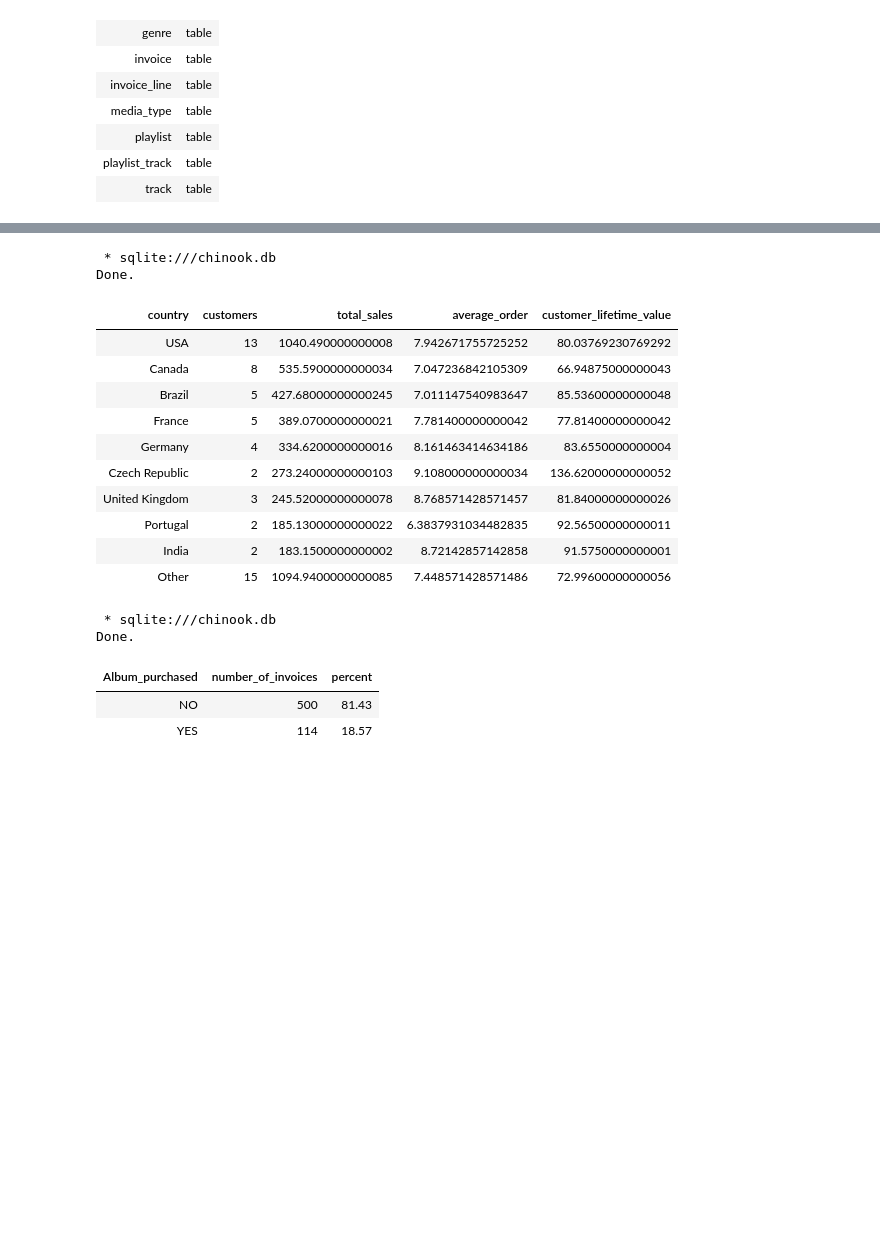
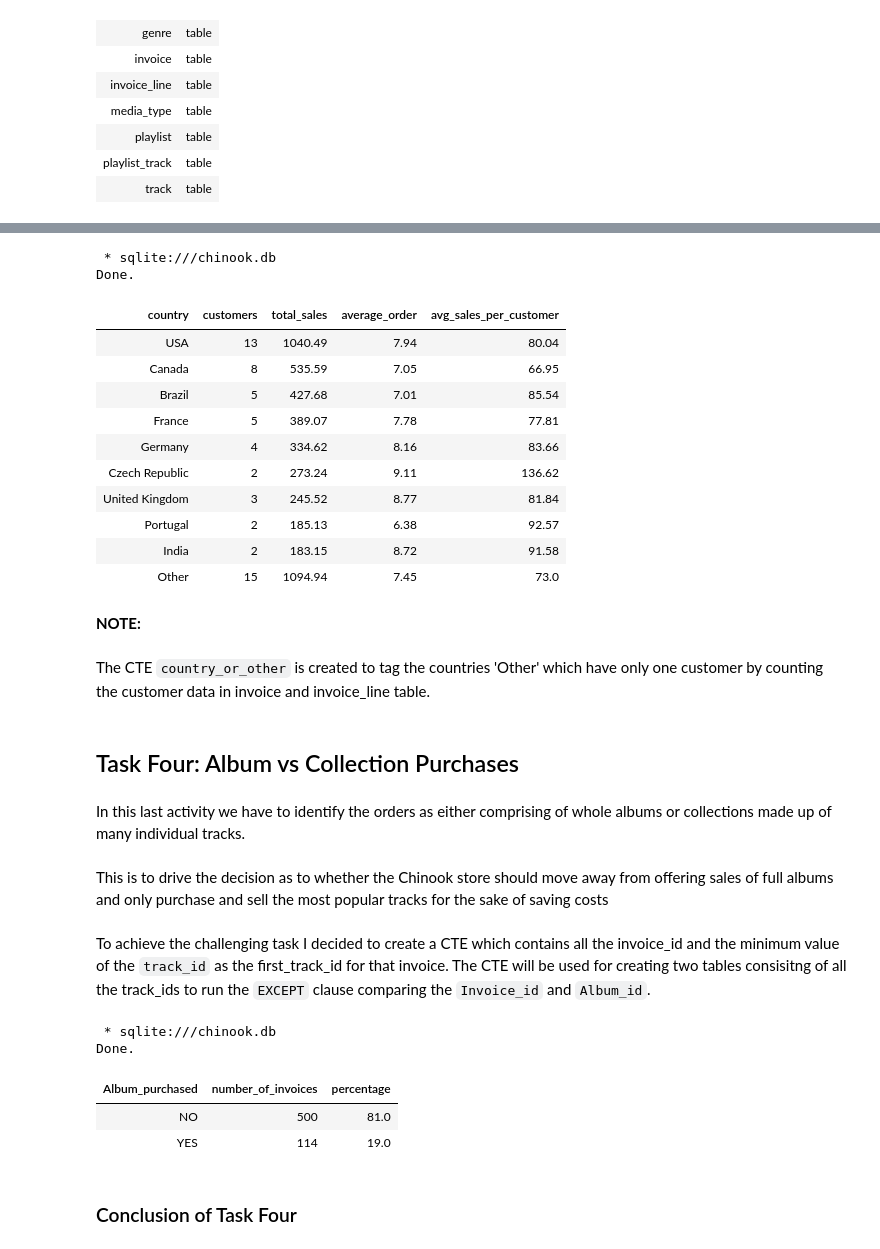
Before and after one commit to Vatsal7750/Data-Analytics-Project, a Jupyter notebook: SQL/Answering Business Questions using SQL - Music Data.ipynb, the cells around one changed output, grey strips where cells are left out. Cells and saved outputs as stored; diff of their text form; code cells hidden in the pictures; blank space fills up the shorter version.

```diff
--- a/SQL/Answering Business Questions using SQL - Music Data.ipynb
+++ b/SQL/Answering Business Questions using SQL - Music Data.ipynb
@@ -90,62 +166,74 @@ SELECT
         ELSE c.country
     END AS country,
     c.customer_id,
     il.*
     FROM invoice_line as il
     INNER JOIN invoice as i ON i.invoice_id = il.invoice_id
     INNER JOIN customer as c ON c.customer_id = i.customer_id
 )
 
 SELECT
     country,
     customers,
     total_sales,
     average_order,
-    customer_lifetime_value
+    avg_sales_per_customer
 
 FROM
 (SELECT
      country,
     COUNT(DISTINCT(customer_id)) as customers,
-    SUM(unit_price) as total_sales,
-    SUM(unit_price) / COUNT(DISTINCT(customer_id)) as customer_lifetime_value,
-    SUM(unit_price) / COUNT(DISTINCT(invoice_id)) as average_order,
+    ROUND(SUM(unit_price), 2) as total_sales,
+    ROUND(SUM(unit_price) / COUNT(DISTINCT(customer_id)), 2) as avg_sales_per_customer,
+    ROUND(SUM(unit_price) / COUNT(DISTINCT(invoice_id)), 2) as average_order,
     CASE
      WHEN
          country = 'Other' THEN 1
      ELSE 0
      END as sort
 FROM country_or_other
     GROUP BY country
     ORDER BY sort ASC, total_sales DESC);
 # %% [output]
  * sqlite:///chinook.db
 Done.
-| country | customers | total_sales | average_order | customer_lifetime_value |
-| USA | 13 | 1040.490000000008 | 7.942671755725252 | 80.03769230769292 |
-| Canada | 8 | 535.5900000000034 | 7.047236842105309 | 66.94875000000043 |
-| Brazil | 5 | 427.68000000000245 | 7.011147540983647 | 85.53600000000048 |
-| France | 5 | 389.0700000000021 | 7.781400000000042 | 77.81400000000042 |
-| Germany | 4 | 334.6200000000016 | 8.161463414634186 | 83.6550000000004 |
-| Czech Republic | 2 | 273.24000000000103 | 9.108000000000034 | 136.62000000000052 |
-| United Kingdom | 3 | 245.52000000000078 | 8.768571428571457 | 81.84000000000026 |
-| Portugal | 2 | 185.13000000000022 | 6.3837931034482835 | 92.56500000000011 |
-| India | 2 | 183.1500000000002 | 8.72142857142858 | 91.5750000000001 |
-| Other | 15 | 1094.9400000000085 | 7.448571428571486 | 72.99600000000056 |
+| country | customers | total_sales | average_order | avg_sales_per_customer |
+| USA | 13 | 1040.49 | 7.94 | 80.04 |
+| Canada | 8 | 535.59 | 7.05 | 66.95 |
+| Brazil | 5 | 427.68 | 7.01 | 85.54 |
+| France | 5 | 389.07 | 7.78 | 77.81 |
+| Germany | 4 | 334.62 | 8.16 | 83.66 |
+| Czech Republic | 2 | 273.24 | 9.11 | 136.62 |
+| United Kingdom | 3 | 245.52 | 8.77 | 81.84 |
+| Portugal | 2 | 185.13 | 6.38 | 92.57 |
+| India | 2 | 183.15 | 8.72 | 91.58 |
+| Other | 15 | 1094.94 | 7.45 | 73.0 |
+# %% [markdown]
+**NOTE:**
+# %% [markdown]
+The CTE `country_or_other` is created to tag the countries 'Other' which have only one customer by counting the customer data in invoice and invoice_line table.
+# %% [markdown]
+## Task Four: Album vs Collection Purchases
+# %% [markdown]
+In this last activity we have to identify the orders as either comprising of whole albums or collections made up of many individual tracks.
+# %% [markdown]
+This is to drive the decision as to whether the Chinook store should move away from offering sales of full albums and only purchase and sell the most popular tracks for the sake of saving costs
+# %% [markdown]
+To achieve the challenging task I decided to create a CTE which contains all the invoice_id and the minimum value of the `track_id` as the first_track_id for that invoice. The CTE will be used for creating two tables consisitng of all the track_ids to run the `EXCEPT` clause comparing the `Invoice_id` and `Album_id`.
 # %%
 %%sql
 
 WITH invoice_first_track AS
 (
 SELECT il.invoice_id,
-    il.track_id as first_track_id
+    MIN(il.track_id) as first_track_id
     FROM invoice_line as il
 GROUP BY 1
 )
 
 SELECT Album_purchased,
     COUNT(invoice_id) as number_of_invoices,
-    ROUND((CAST(COUNT(invoice_id) AS FLOAT) / (SELECT COUNT(*) FROM invoice))*100, 2) as percent
+    ROUND((CAST(COUNT(invoice_id) AS FLOAT) / (SELECT COUNT(*) FROM invoice))*100) as percentage
 
     FROM
         (
@@ -190,6 +278,8 @@ SELECT Album_purchased,
 # %% [output]
  * sqlite:///chinook.db
 Done.
-| Album_purchased | number_of_invoices | percent |
-| NO | 500 | 81.43 |
-| YES | 114 | 18.57 |
+| Album_purchased | number_of_invoices | percentage |
+| NO | 500 | 81.0 |
+| YES | 114 | 19.0 |
+# %% [markdown]
+### Conclusion of Task Four
```
Also changed, not shown: parts of 27 cells of this notebook.
